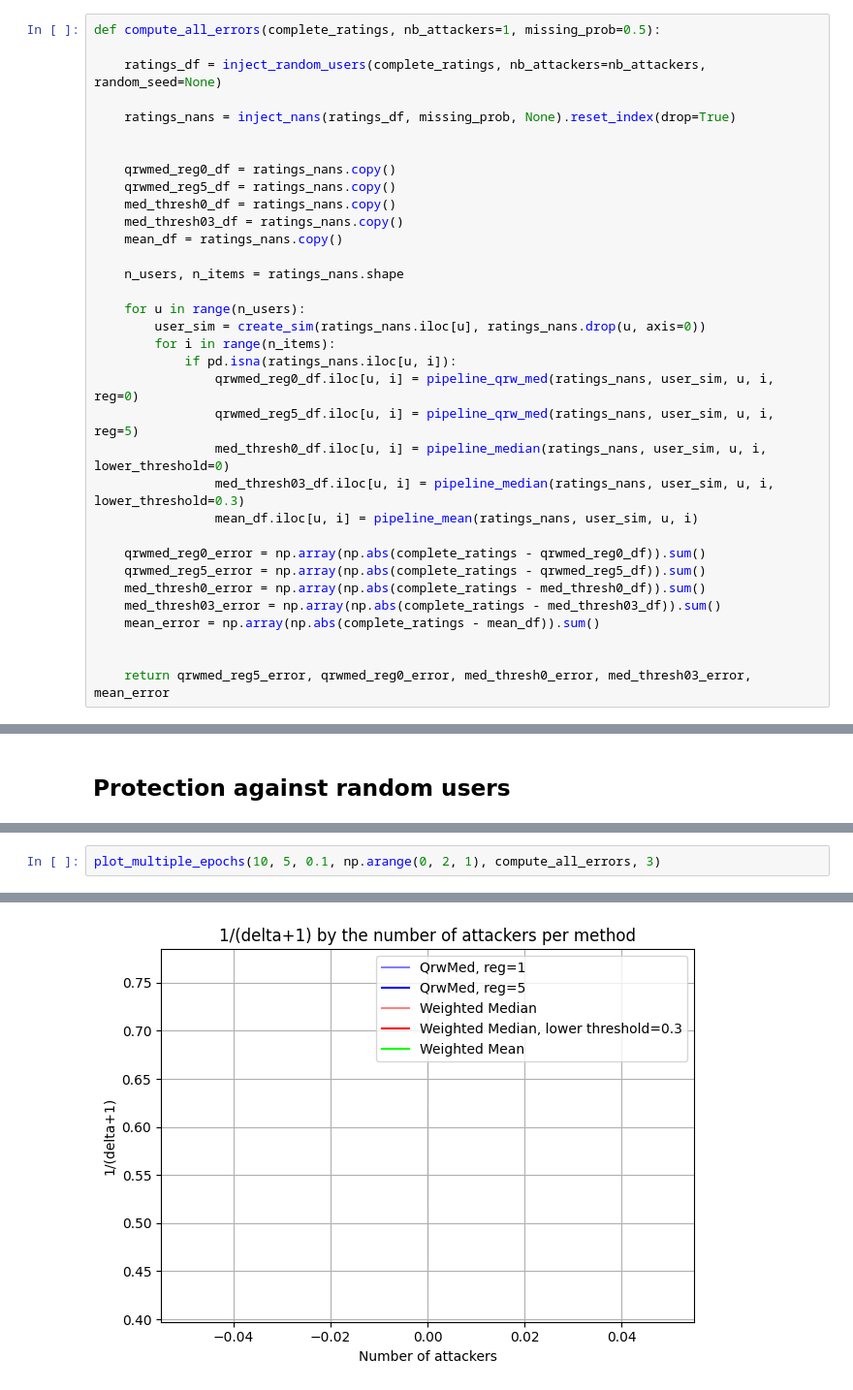
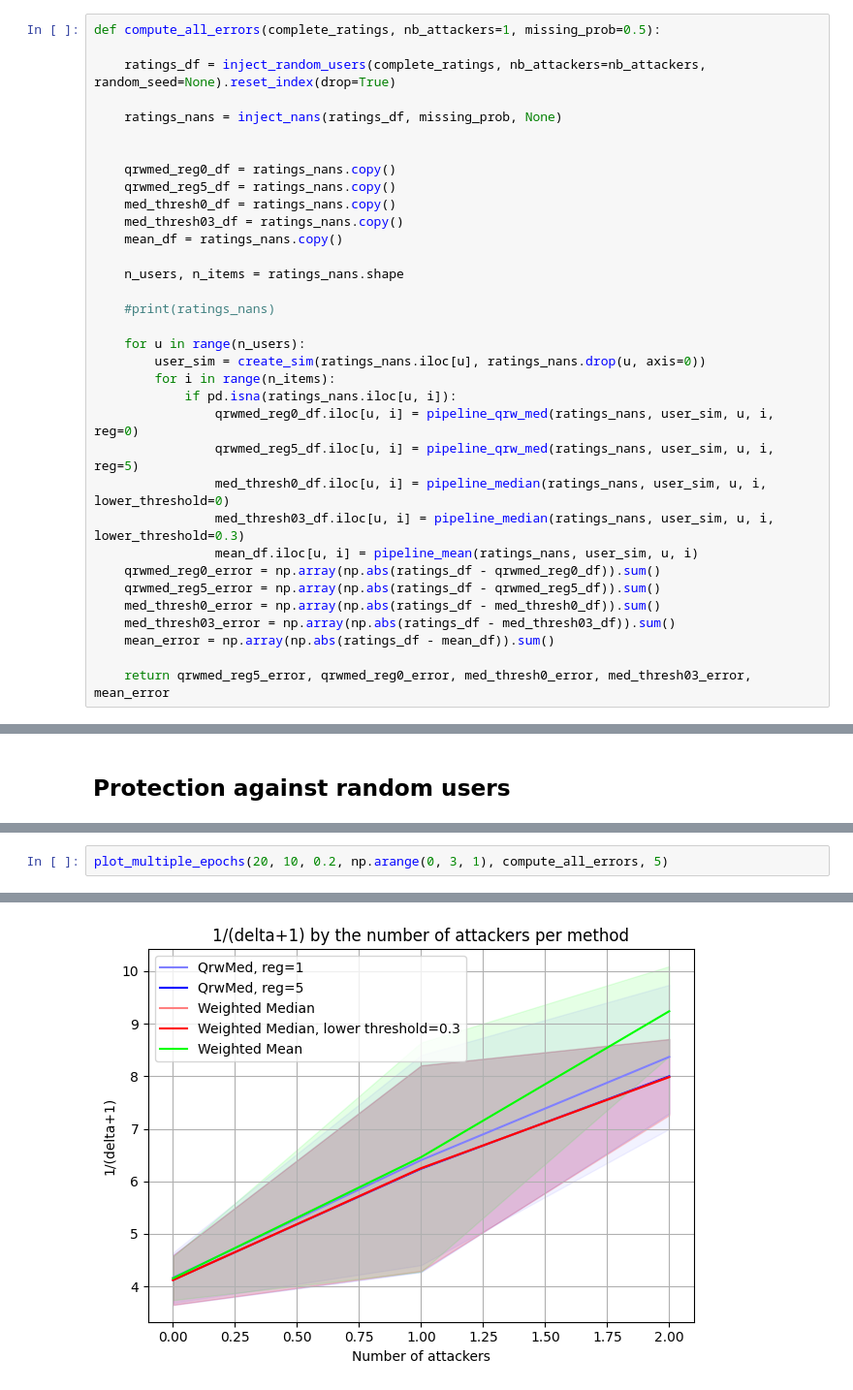
Before and after one commit to Jenjamin3000/RobustColab, a Jupyter notebook: comparisons.ipynb, the cells around one changed output, grey strips where cells are left out. Shown at 97% size. Saved outputs shown, nothing was run; the diff lists cells and outputs as text.

```diff
--- a/comparisons.ipynb
+++ b/comparisons.ipynb
@@ -618,9 +567,9 @@ Identifier la meilleure coordonnée pour l'attaque et montrer à quel point ça
 # %%
 def compute_all_errors(complete_ratings, nb_attackers=1, missing_prob=0.5):
 
-    ratings_df = inject_random_users(complete_ratings, nb_attackers=nb_attackers, random_seed=None)
+    ratings_df = inject_random_users(complete_ratings, nb_attackers=nb_attackers, random_seed=None).reset_index(drop=True)
 
-    ratings_nans = inject_nans(ratings_df, missing_prob, None).reset_index(drop=True)
+    ratings_nans = inject_nans(ratings_df, missing_prob, None)
 
 
     qrwmed_reg0_df = ratings_nans.copy()
@@ -631,6 +580,8 @@ def compute_all_errors(complete_ratings, nb_attackers=1, missing_prob=0.5):
 
     n_users, n_items = ratings_nans.shape
 
+    #print(ratings_nans)
+
     for u in range(n_users):
         user_sim = create_sim(ratings_nans.iloc[u], ratings_nans.drop(u, axis=0))
         for i in range(n_items):
@@ -640,13 +591,11 @@ def compute_all_errors(complete_ratings, nb_attackers=1, missing_prob=0.5):
                 med_thresh0_df.iloc[u, i] = pipeline_median(ratings_nans, user_sim, u, i, lower_threshold=0)
                 med_thresh03_df.iloc[u, i] = pipeline_median(ratings_nans, user_sim, u, i, lower_threshold=0.3)
                 mean_df.iloc[u, i] = pipeline_mean(ratings_nans, user_sim, u, i)
-
-    qrwmed_reg0_error = np.array(np.abs(complete_ratings - qrwmed_reg0_df)).sum()
-    qrwmed_reg5_error = np.array(np.abs(complete_ratings - qrwmed_reg5_df)).sum()
-    med_thresh0_error = np.array(np.abs(complete_ratings - med_thresh0_df)).sum()
-    med_thresh03_error = np.array(np.abs(complete_ratings - med_thresh03_df)).sum()
-    mean_error = np.array(np.abs(complete_ratings - mean_df)).sum()
-
+    qrwmed_reg0_error = np.array(np.abs(ratings_df - qrwmed_reg0_df)).sum()
+    qrwmed_reg5_error = np.array(np.abs(ratings_df - qrwmed_reg5_df)).sum()
+    med_thresh0_error = np.array(np.abs(ratings_df - med_thresh0_df)).sum()
+    med_thresh03_error = np.array(np.abs(ratings_df - med_thresh03_df)).sum()
+    mean_error = np.array(np.abs(ratings_df - mean_df)).sum()
 
     return qrwmed_reg5_error, qrwmed_reg0_error, med_thresh0_error, med_thresh03_error, mean_error
 # %%
@@ -743,5 +693,5 @@ for nb_attackers in np.arange(0, 11, 5):
 9   0.043408       NaN  0.033321       NaN  0.108302
 10       NaN  2.309416       NaN       NaN -0.083610
 # %%
-plot_multiple_epochs(10, 5, 0.1, np.arange(0, 2, 1), compute_all_errors, 3)
+plot_multiple_epochs(20, 10, 0.2, np.arange(0, 3, 1), compute_all_errors, 5)
 # %% [output]
@@ -766 +699 @@ job 0 finished
-[figure, old version]
+[figure, new version]
```
Also changed, not shown: parts of 6 cells of this notebook.
